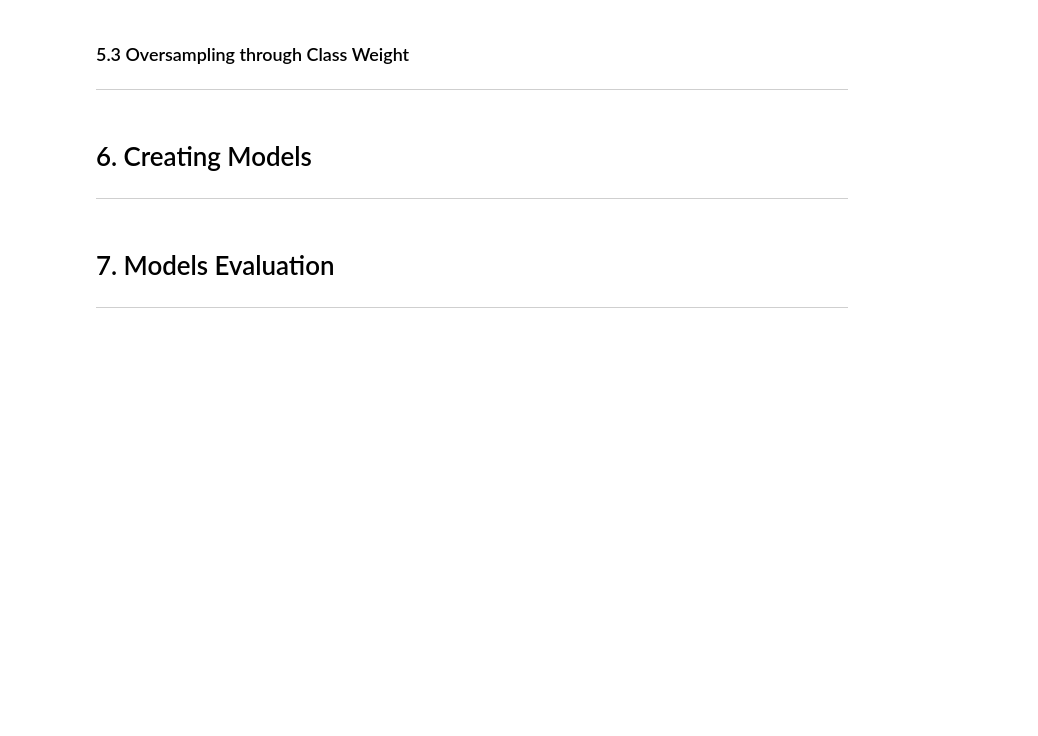
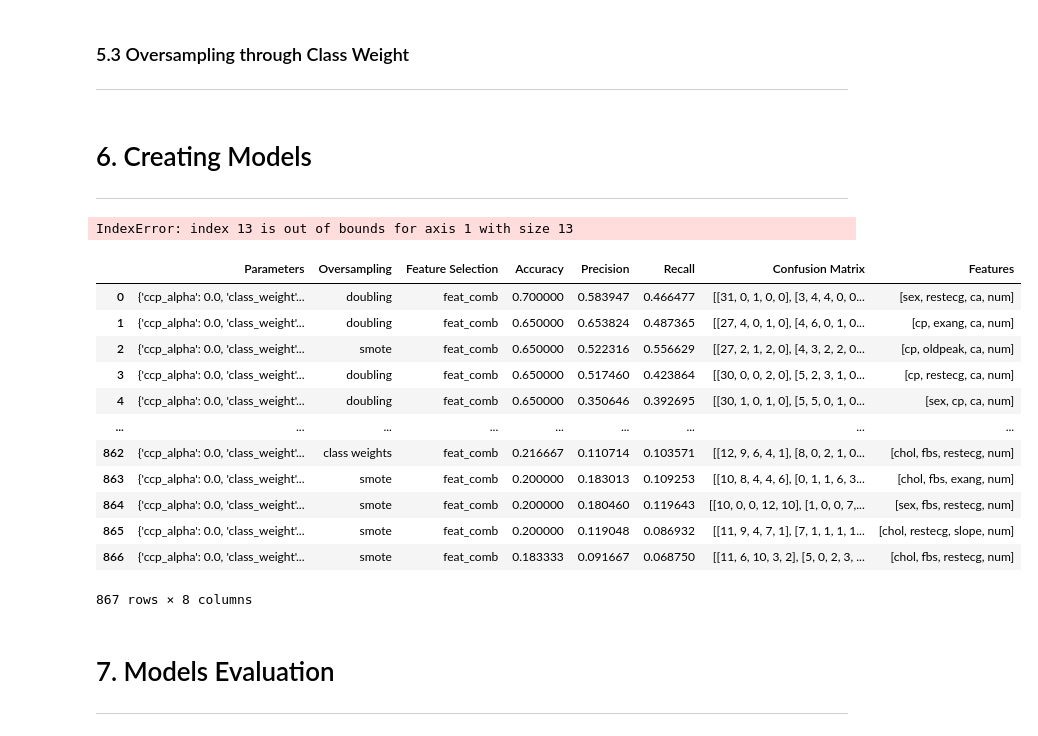
Before and after one commit to mishasilva01/FAA_project1, a Jupyter notebook: project1_notebook_MIGUEL.ipynb, the cells around one changed output. Saved outputs shown, nothing was run; the diff lists cells and outputs as text; code cells hidden in the pictures; blank space fills up the shorter version.

```diff
--- a/project1_notebook_MIGUEL.ipynb
+++ b/project1_notebook_MIGUEL.ipynb
@@ -201,17 +201,23 @@ ______________
 
 The traditional approach for splitting the dataset into train+validation+test is 60%+20%+20%.
 # %%
-# dataset to be reserved for future testing (client role)
+## dataset to be reserved for future testing (client role)
 # making sure we have 20% from every class
-client_set = df.copy().groupby('num').apply(lambda Class: Class.sample(frac = 0.20))
-client_set.index = client_set.index.droplevel(0)
+#client_set = df.copy().groupby('num').apply(lambda Class: Class.sample(frac = 0.20))
+#client_set.index = client_set.index.droplevel(0)
 
-# new data frame for creaing and testing models
-df_filtered = df.copy().drop(client_set.index)
+## new data frame for creaing and testing models
+#df_filtered = df.copy().drop(client_set.index)
 
-# reseting indices
-client_set = client_set.reset_index(drop=True)
-df_filtered = df_filtered.reset_index(drop=True)
+## reseting indices
+#client_set = client_set.reset_index(drop=True)
+#df_filtered = df_filtered.reset_index(drop=True)
+
+#client_set.to_csv("client_set.csv")
+#df_filtered.to_csv("df_filtered.csv")
+
+client_set = pd.read_csv("client_set.csv"); client_set = client_set.iloc[:,1:]
+df_filtered = pd.read_csv("df_filtered.csv"); df_filtered = df_filtered.iloc[:,1:]
 # %%
 fig, axes = plt.subplots(nrows=1, ncols=2, figsize=(10, 10))
 axes[0].hist(client_set.num, bins=10, color='blue', alpha=0.5)
@@ -540,6 +546,8 @@ for par in list_parameters:
                                 estimator=par[1],
                                 feature_selection=par[2],
                                 grid_search_name=par[1])
+# %% [output]
+IndexError: index 13 is out of bounds for axis 1 with size 13
 # %%
 SVM_evaluation = pd.DataFrame(Model_evaluation["SVM"])
 SVM_evaluation = SVM_evaluation.sort_values(by=['Accuracy', 'Precision', 'Recall'], ascending = False)
@@ -559,3 +563,19 @@ NN_evaluation = NN_evaluation.reset_index(drop=True)
+# %%
+Decision_Tree_evaluation
+# %% [output]
+|  | Parameters | Oversampling | Feature Selection | Accuracy | Precision | Recall | Confusion Matrix | Features |
+| 0 | {'ccp_alpha': 0.0, 'class_weight'... | doubling | feat_comb | 0.700000 | 0.583947 | 0.466477 | [[31, 0, 1, 0, 0], [3, 4, 4, 0, 0... | [sex, restecg, ca, num] |
+| 1 | {'ccp_alpha': 0.0, 'class_weight'... | doubling | feat_comb | 0.650000 | 0.653824 | 0.487365 | [[27, 4, 0, 1, 0], [4, 6, 0, 1, 0... | [cp, exang, ca, num] |
+| 2 | {'ccp_alpha': 0.0, 'class_weight'... | smote | feat_comb | 0.650000 | 0.522316 | 0.556629 | [[27, 2, 1, 2, 0], [4, 3, 2, 2, 0... | [cp, oldpeak, ca, num] |
+| 3 | {'ccp_alpha': 0.0, 'class_weight'... | doubling | feat_comb | 0.650000 | 0.517460 | 0.423864 | [[30, 0, 0, 2, 0], [5, 2, 3, 1, 0... | [cp, restecg, ca, num] |
+| 4 | {'ccp_alpha': 0.0, 'class_weight'... | doubling | feat_comb | 0.650000 | 0.350646 | 0.392695 | [[30, 1, 0, 1, 0], [5, 5, 0, 1, 0... | [sex, cp, ca, num] |
+| ... | ... | ... | ... | ... | ... | ... | ... | ... |
+| 862 | {'ccp_alpha': 0.0, 'class_weight'... | class weights | feat_comb | 0.216667 | 0.110714 | 0.103571 | [[12, 9, 6, 4, 1], [8, 0, 2, 1, 0... | [chol, fbs, restecg, num] |
+| 863 | {'ccp_alpha': 0.0, 'class_weight'... | smote | feat_comb | 0.200000 | 0.183013 | 0.109253 | [[10, 8, 4, 4, 6], [0, 1, 1, 6, 3... | [chol, fbs, exang, num] |
+| 864 | {'ccp_alpha': 0.0, 'class_weight'... | smote | feat_comb | 0.200000 | 0.180460 | 0.119643 | [[10, 0, 0, 12, 10], [1, 0, 0, 7,... | [sex, fbs, restecg, num] |
+| 865 | {'ccp_alpha': 0.0, 'class_weight'... | smote | feat_comb | 0.200000 | 0.119048 | 0.086932 | [[11, 9, 4, 7, 1], [7, 1, 1, 1, 1... | [chol, restecg, slope, num] |
+| 866 | {'ccp_alpha': 0.0, 'class_weight'... | smote | feat_comb | 0.183333 | 0.091667 | 0.068750 | [[11, 6, 10, 3, 2], [5, 0, 2, 3, ... | [chol, fbs, restecg, num] |
+867 rows × 8 columns
 # %% [markdown]
 # 7. Models Evaluation
 
```
Also changed, not shown: parts of 2 cells of this notebook.
